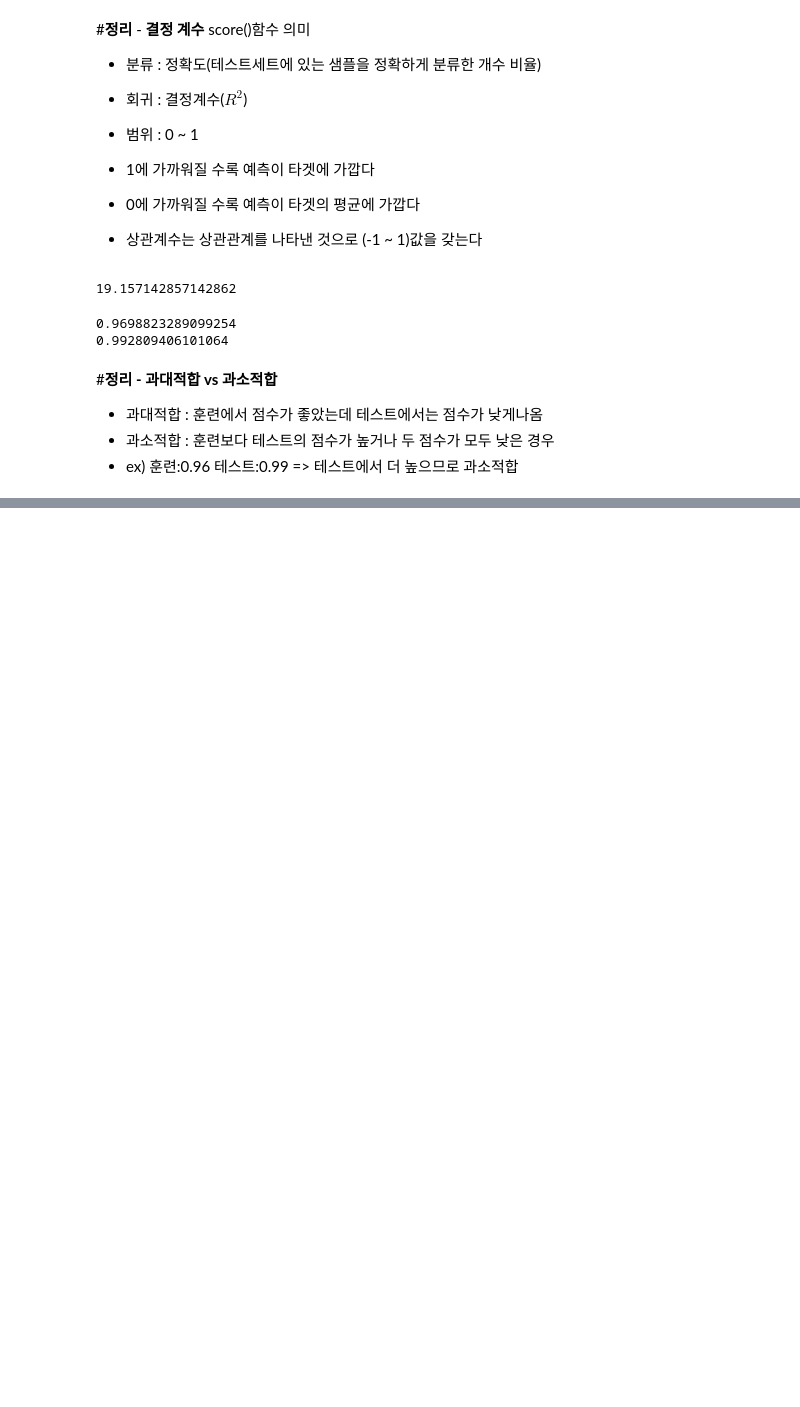
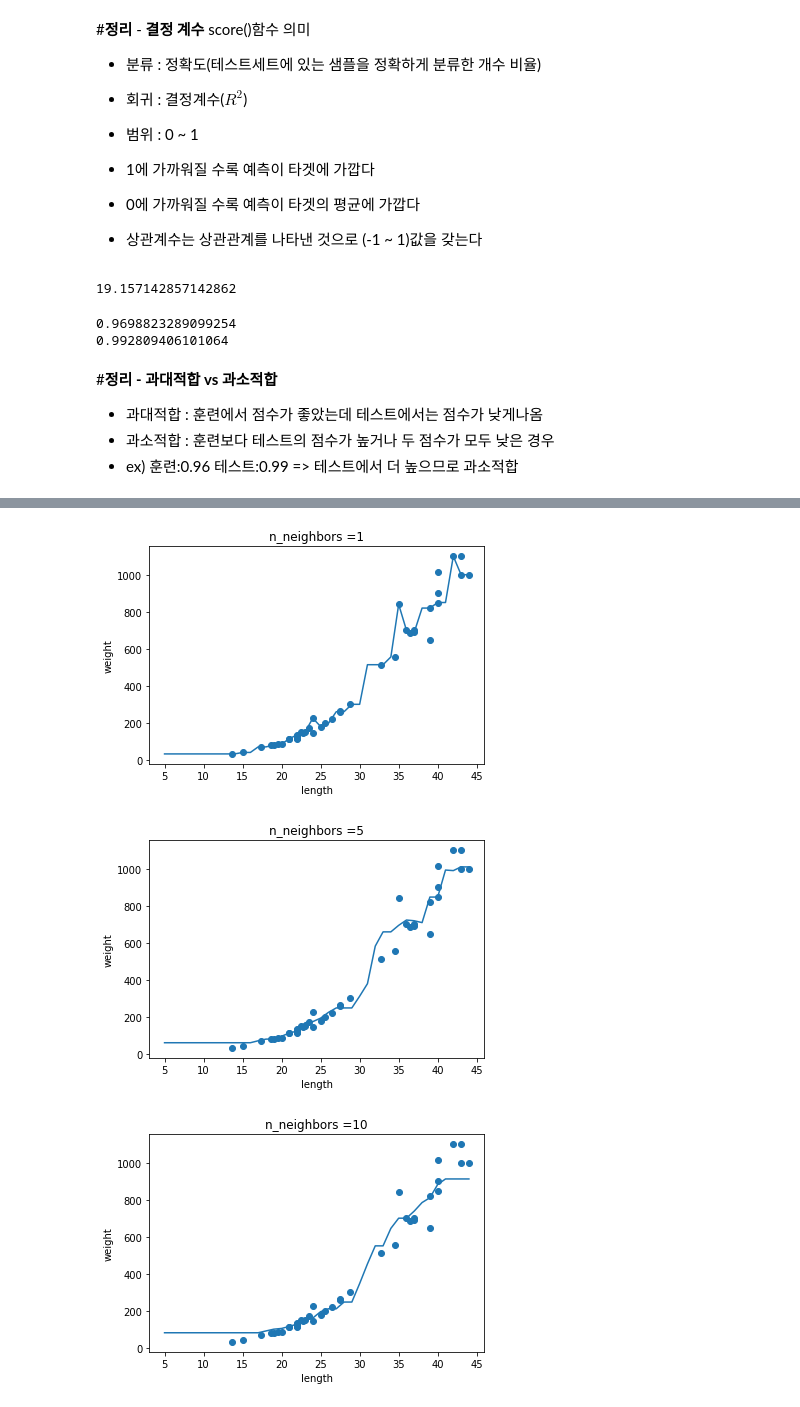
Before and after one commit to yooseungjun/ML, a Jupyter notebook: 3장_회귀_알고리즘과_모델_규제.ipynb, the cells around one changed output, grey strips where cells are left out. Cells and saved outputs as stored; diff of their text form; code cells hidden in the pictures; blank space fills up the shorter version.

```diff
--- a/3장_회귀_알고리즘과_모델_규제.ipynb
+++ b/3장_회귀_알고리즘과_모델_규제.ipynb
@@ -116,0 +123,28 @@ knr.score(test_input,test_target)
+# %%
+#k-최근접 이웃 회귀 객체 만들기
+from sklearn.neighbors import KNeighborsRegressor
+import numpy as np
+knr = KNeighborsRegressor()
+
+#5에서 45까지 x좌표를 만든다
+x = np.arange(5,45).reshape(-1,1)
+
+# n = 1, 5, 10일때 예측 결과를 그래프로 그리기
+for i in [1,5,10]:
+  knr.n_neighbors=i
+  knr.fit(train_input, train_target)
+
+  #지정한 범위 x에 대한 예측 구하기
+  prediction = knr.predict(x)
+
+  #훈련세트,예측결과 그래프로 그리기
+  plt.scatter(train_input, train_target)
+  plt.plot(x , prediction)
+  plt.title(f'n_neighbors ={i}')
+  plt.xlabel('length')
+  plt.ylabel('weight')
+  plt.show()
+# %% [output]
+[figure, added]
+[figure, added]
+[figure, added]
```
Also changed, not shown: parts of 24 cells of this notebook.
